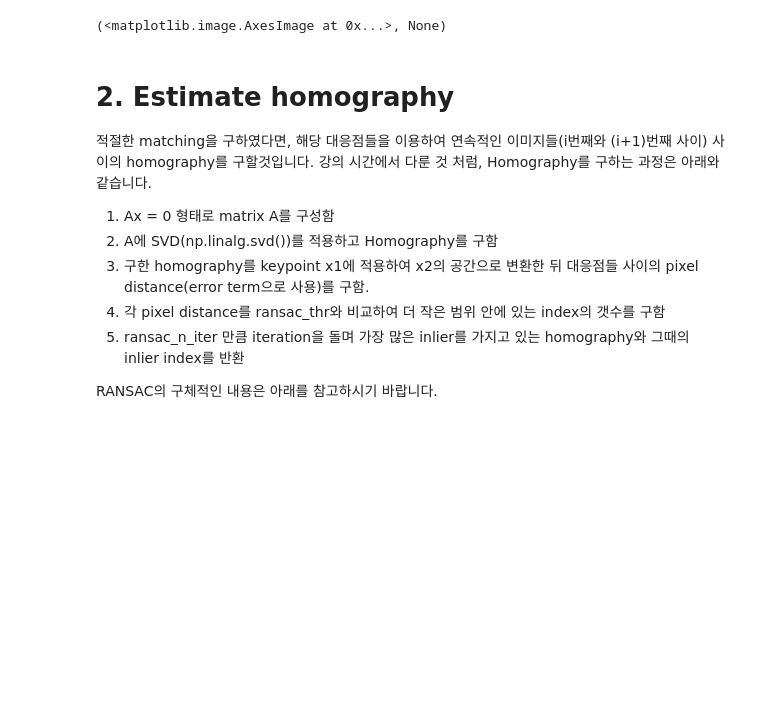
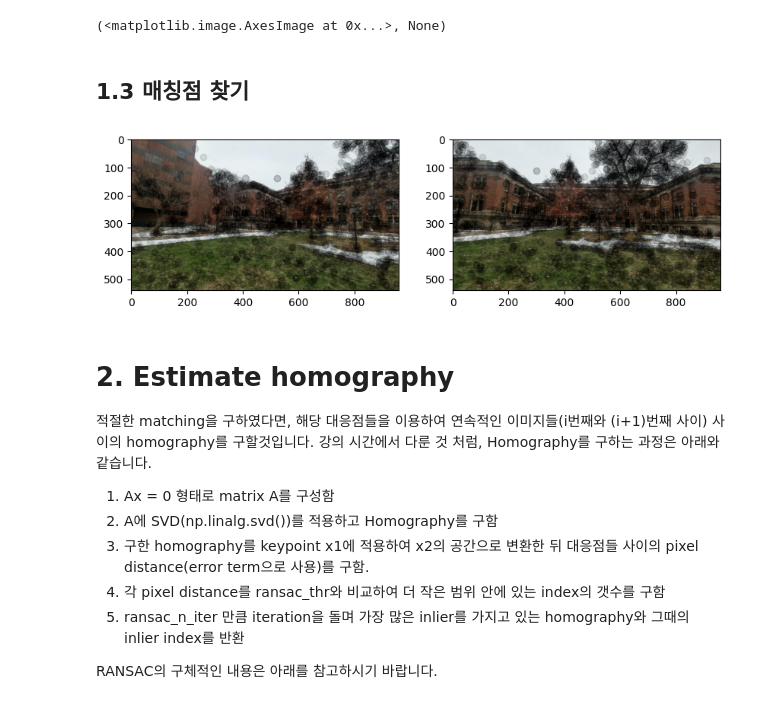
Before and after one commit to reiple/ds2_cv_hw, a Jupyter notebook: DS_CV_HW2.ipynb, the cells around one changed output. Drawn from its saved outputs; the diff is of its cells as text; code cells hidden in the pictures; blank space fills up the shorter version.

```diff
--- a/DS_CV_HW2.ipynb
+++ b/DS_CV_HW2.ipynb
@@ -182,6 +182,47 @@ plt.imshow(img3, 'gray'),plt.show()
 # %% [output]
 [figure]
 (<matplotlib.image.AxesImage at 0x...>, None)
+# %% [markdown]
+## 1.3 매칭점 찾기
+# %%
+import cv2
+import numpy as np
+import matplotlib.pyplot as plt
+from PIL import Image
+
+img1 = Image.open('/content/hw2/1.jpg')
+img2 = Image.open('/content/hw2/2.jpg')
+
+img1 = np.array(img1)
+img2 = np.array(img2)
+
+sift = cv2.xfeatures2d.SIFT_create()
+kp1, des1 = sift.detectAndCompute(img1, None)
+kp2, des2 = sift.detectAndCompute(img2, None)
+
+
+# point를 직접 numpy array로 변환하고 싶으면 아래와 같이 변환해주기도 함.
+loc1 = np.array(list(map(lambda v : [v.pt[0], v.pt[1]], kp1)))
+loc2 = np.array(list(map(lambda v : [v.pt[0], v.pt[1]], kp2)))
+
+loc1_x = np.array(list(map(lambda v : v.pt[0], kp1)))
+loc1_y = np.array(list(map(lambda v : v.pt[1], kp1)))
+loc2_x = np.array(list(map(lambda v : v.pt[0], kp2)))
+loc2_y = np.array(list(map(lambda v : v.pt[1], kp2)))
+# %%
+fig = plt.figure(figsize=(10, 5))
+
+ax1 = fig.add_subplot(1, 2, 1)
+ax1.imshow(img1)
+ax1.scatter(loc1_x, loc1_y, color='k', alpha=0.1)
+
+ax2 = fig.add_subplot(1, 2, 2)
+ax2.imshow(img2)
+ax2.scatter(loc2_x, loc2_y, color='k', alpha=0.1)
+
+plt.show()
+# %% [output]
+[figure, added]
 # %% [markdown]
 # 2. Estimate homography
 
```
